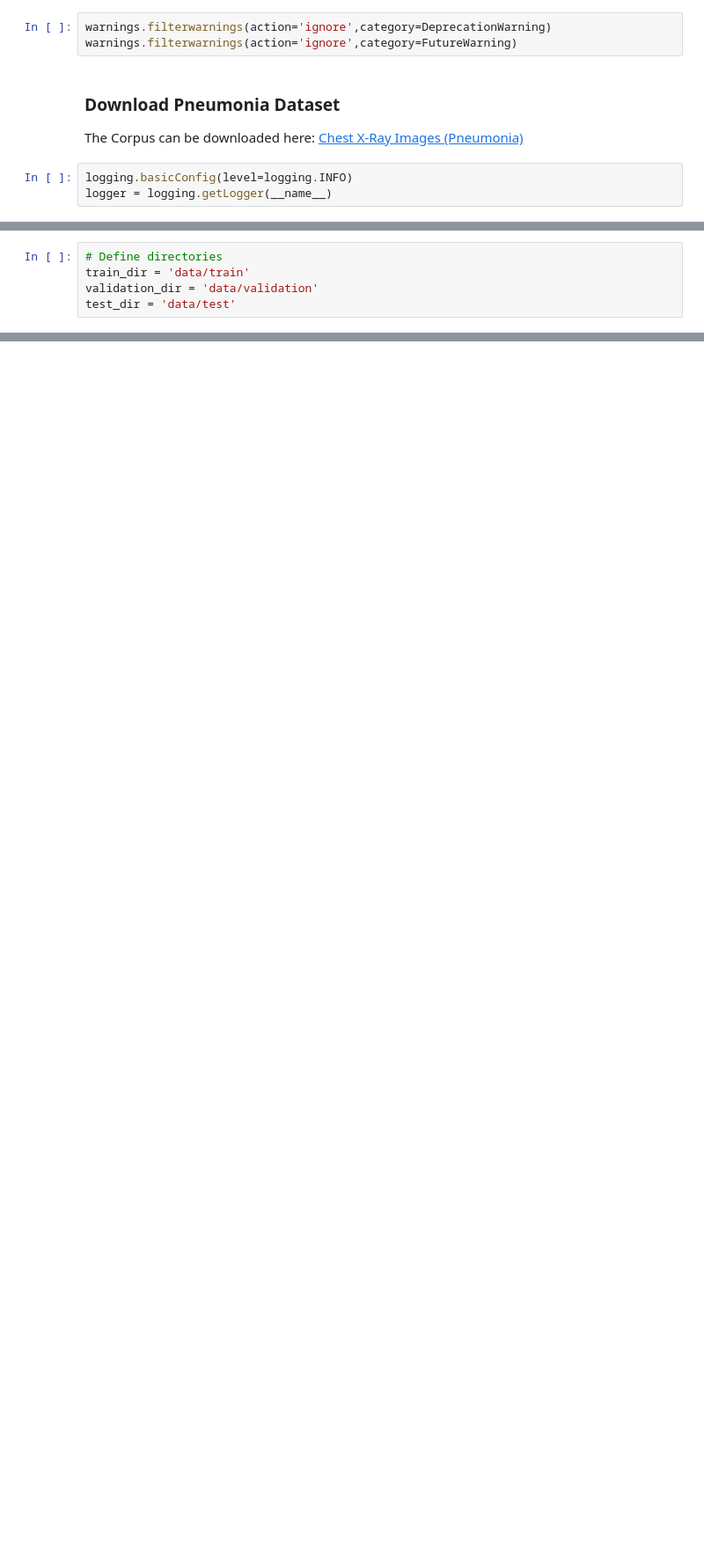
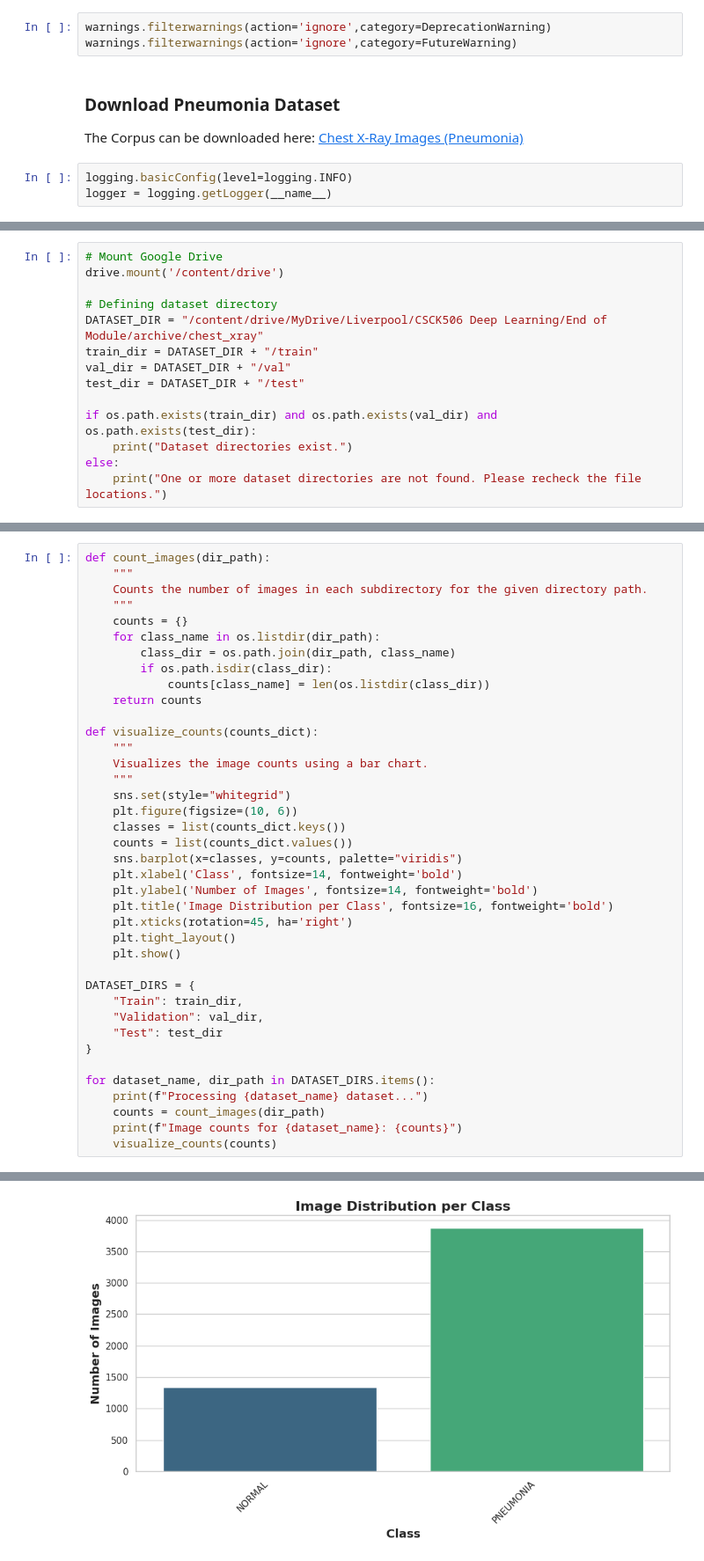
Before and after one commit to AndyMDH/AndyMDH, a Jupyter notebook: main.ipynb, the cells around one changed output, grey strips where cells are left out. Shown at 88% size. Cells and saved outputs as stored; diff of their text form; blank space fills up the shorter version.

```diff
--- a/main.ipynb
+++ b/main.ipynb
@@ -85,0 +108,14 @@ logger = logging.getLogger(__name__)
+# %%
+# Mount Google Drive
+drive.mount('/content/drive')
+
+# Defining dataset directory
+DATASET_DIR = "/content/drive/MyDrive/Liverpool/CSCK506 Deep Learning/End of Module/archive/chest_xray"
+train_dir = DATASET_DIR + "/train"
+val_dir = DATASET_DIR + "/val"
+test_dir = DATASET_DIR + "/test"
+
+if os.path.exists(train_dir) and os.path.exists(val_dir) and os.path.exists(test_dir):
+    print("Dataset directories exist.")
+else:
+    print("One or more dataset directories are not found. Please recheck the file locations.")
@@ -133,5 +166,0 @@ To obtain the "Chest_XRay" dataset, please follow these steps:
-# %%
-# Define directories
-train_dir = 'data/train'
-validation_dir = 'data/validation'
-test_dir = 'data/test'
@@ -144 +169,41 @@ test_df = chest_xray_df(os.path.join(CORPUS_DIR, 'WikiQA-test.txt'))
 ## Exploratory Data Analysis
+# %%
+def count_images(dir_path):
+    """
+    Counts the number of images in each subdirectory for the given directory path.
+    """
+    counts = {}
+    for class_name in os.listdir(dir_path):
+        class_dir = os.path.join(dir_path, class_name)
+        if os.path.isdir(class_dir):
+            counts[class_name] = len(os.listdir(class_dir))
+    return counts
+
+def visualize_counts(counts_dict):
+    """
+    Visualizes the image counts using a bar chart.
+    """
+    sns.set(style="whitegrid")
+    plt.figure(figsize=(10, 6))
+    classes = list(counts_dict.keys())
+    counts = list(counts_dict.values())
+    sns.barplot(x=classes, y=counts, palette="viridis")
+    plt.xlabel('Class', fontsize=14, fontweight='bold')
+    plt.ylabel('Number of Images', fontsize=14, fontweight='bold')
+    plt.title('Image Distribution per Class', fontsize=16, fontweight='bold')
+    plt.xticks(rotation=45, ha='right')
+    plt.tight_layout()
+    plt.show()
+
+DATASET_DIRS = {
+    "Train": train_dir,
+    "Validation": val_dir,
+    "Test": test_dir
+}
+
+for dataset_name, dir_path in DATASET_DIRS.items():
+    print(f"Processing {dataset_name} dataset...")
+    counts = count_images(dir_path)
+    print(f"Image counts for {dataset_name}: {counts}")
+    visualize_counts(counts)
+# %% [output]
@@ -144,0 +212 @@ test_df = chest_xray_df(os.path.join(CORPUS_DIR, 'WikiQA-test.txt'))
+[figure, added]
```
Also changed, not shown: parts of 34 cells of this notebook.
